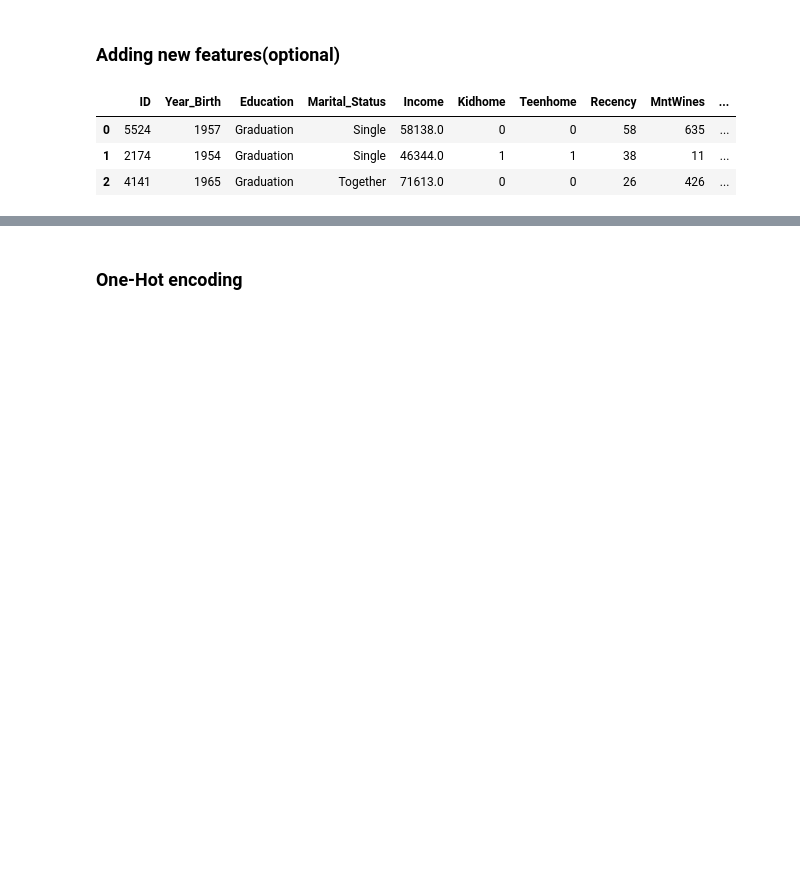
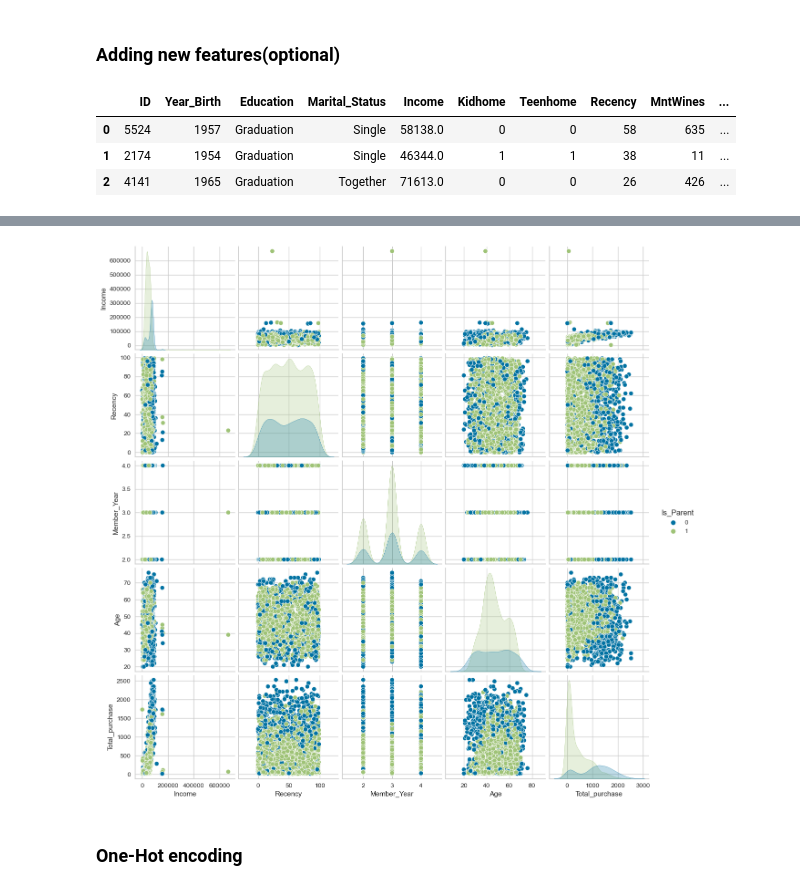
Before and after one commit to McGill-MMA-EnterpriseAnalytics/Customer-Personality-Analysis, a Jupyter notebook: INSY 695 Group Project.ipynb, the cells around one changed output, grey strips where cells are left out. Drawn from its saved outputs; the diff is of its cells as text; code cells hidden in the pictures; blank space fills up the shorter version.

```diff
--- a/INSY 695 Group Project.ipynb
+++ b/INSY 695 Group Project.ipynb
@@ -329,3 +365,8 @@ data_newfeature.describe()
+# %%
+sns.pairplot(data_newfeature[["Income", "Recency", "Member_Year", "Age", "Total_purchase", "Is_Parent"]], hue="Is_Parent")
+plt.show()
+# %% [output]
+[figure, added]
 # %% [markdown]
 ### One-Hot encoding
 # %%
```
Also changed, not shown: parts of 21 cells of this notebook.
